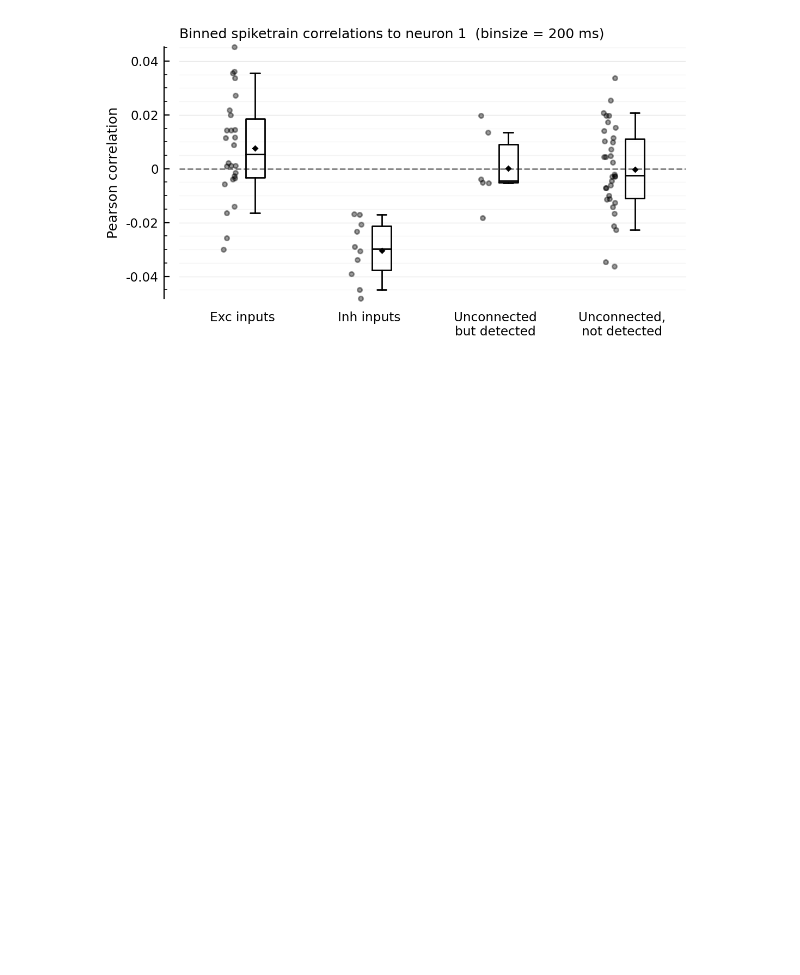
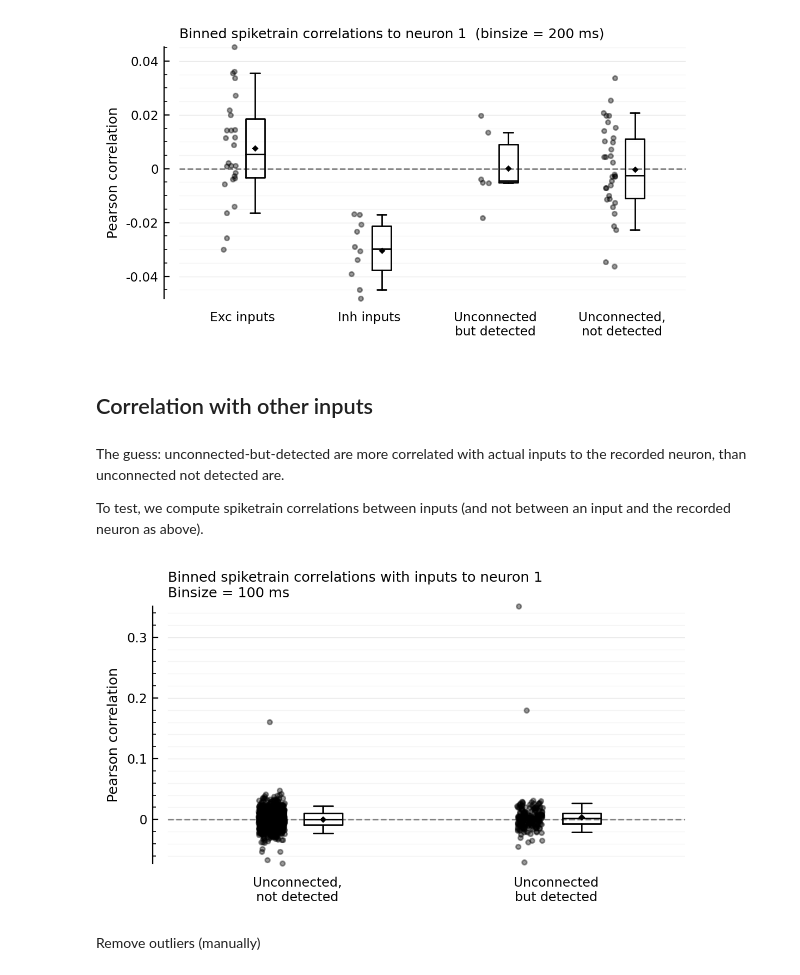
Before and after one commit to tfiers/phd, a Jupyter notebook: _sources/nb/2022-08-05__Spiketrain-correlations.ipynb, the cells around one changed output. Cells and saved outputs as stored; diff of their text form; code cells hidden in the pictures; blank space fills up the shorter version.

```diff
--- a/_sources/nb/2022-08-05__Spiketrain-correlations.ipynb
+++ b/_sources/nb/2022-08-05__Spiketrain-correlations.ipynb
@@ -155,3 +155,41 @@ end;
 [figure]
 [figure]
 [figure]
+# %% [markdown]
+## Correlation with other inputs
+# %% [markdown]
+The guess: unconnected-but-detected are more correlated with actual inputs to the recorded neuron, than unconnected not detected are.
+
+To test, we compute spiketrain correlations between inputs (and not between an input and the recorded neuron as above).
+# %%
+all_inputs = [ii.exc_inputs; ii.inh_inputs];
+# %%
+signif_unconn_cors = vcat(
+    [
+        [cor(binned_spikes[m], binned_spikes[n]) for n in all_inputs]
+        for m in signif_unconn
+    ]...
+)
+insignif_unconn_cors = vcat(
+    [
+        [cor(binned_spikes[m], binned_spikes[n]) for n in all_inputs]
+        for m in insignif_unconn
+    ]...
+);
+# %%
+function plotcors_between_inputs(insignif_unconn_cors, signif_unconn_cors, binsize_ms = 100)
+    ax = ydistplot(
+        "Unconnected,\nnot detected" => insignif_unconn_cors,
+        "Unconnected\nbut detected" => signif_unconn_cors,
+        figsize = (6, 3),
+        hylabel = "Binned spiketrain correlations with inputs to neuron $m \nBinsize = $binsize_ms ms",
+        ylabel = "Pearson correlation",
+        # ylim = [-0.04, +0.045],
+    )
+    Plot.add_refline(ax, 0, zorder=1, c="gray")
+end
+plotcors_between_inputs(insignif_unconn_cors, signif_unconn_cors);
+# %% [output]
+[figure, added]
+# %% [markdown]
+Remove outliers (manually)
```
Also changed, not shown: parts of 1 cell of this notebook, 3 other files.
